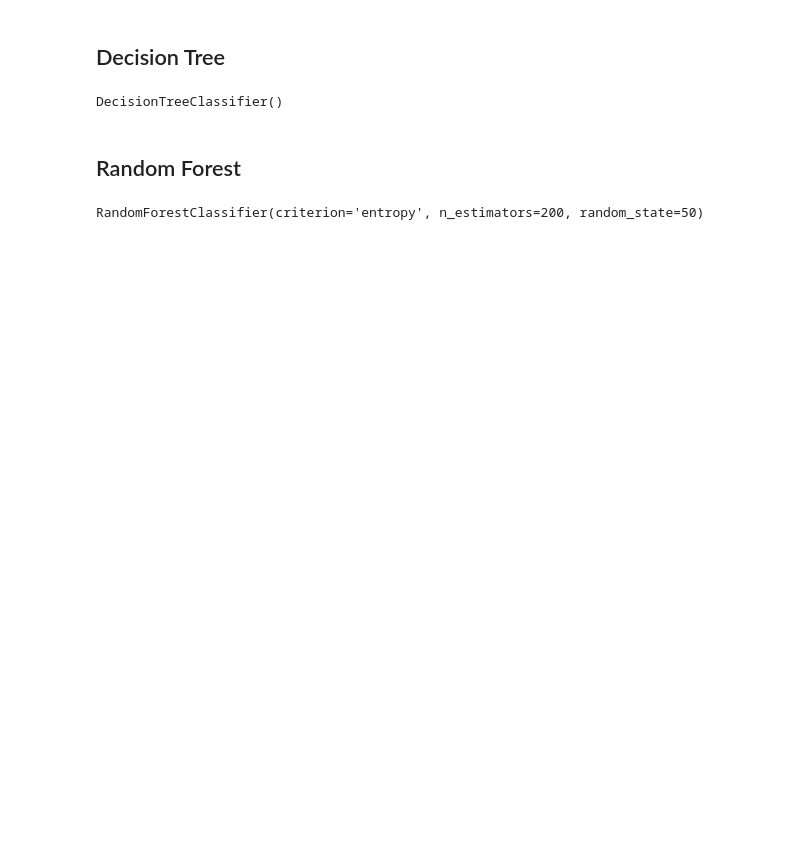
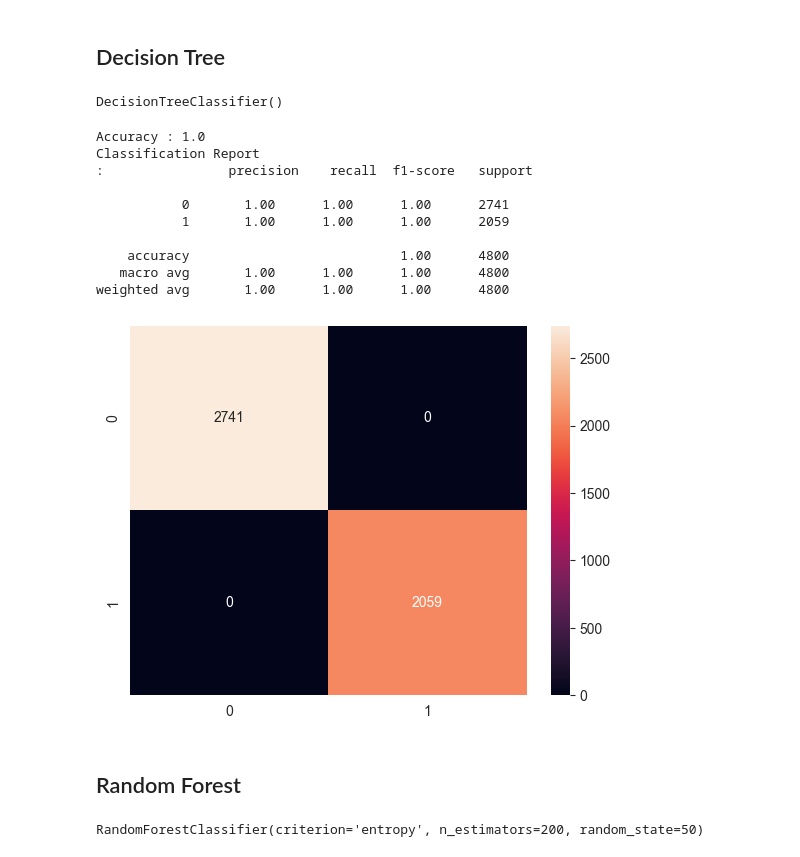
Before and after one commit to gokul-h/fake-news-detector, a Jupyter notebook: Kaagle_Fake_news_Implementation.ipynb, the cells around one changed output. Cells and saved outputs as stored; diff of their text form; code cells hidden in the pictures; blank space fills up the shorter version.

```diff
--- a/Kaagle_Fake_news_Implementation.ipynb
+++ b/Kaagle_Fake_news_Implementation.ipynb
@@ -167,9 +218,24 @@ MultinomialNB()
 from sklearn.tree import DecisionTreeClassifier
 DT = DecisionTreeClassifier()
 
-DT.fit(X_final, y_train)
+DT.fit(X_train, y_train)
 # %% [output]
 DecisionTreeClassifier()
+# %%
+y_pred = DT.predict(X_train)
+matrix(DT,y_pred)
+# %% [output]
+Accuracy : 1.0
+Classification Report
+:                precision    recall  f1-score   support
+
+           0       1.00      1.00      1.00      2741
+           1       1.00      1.00      1.00      2059
+
+    accuracy                           1.00      4800
+   macro avg       1.00      1.00      1.00      4800
+weighted avg       1.00      1.00      1.00      4800
+[figure, added]
 # %% [markdown]
 ## Random Forest
 # %%
```
Also changed, not shown: parts of 25 cells of this notebook.
